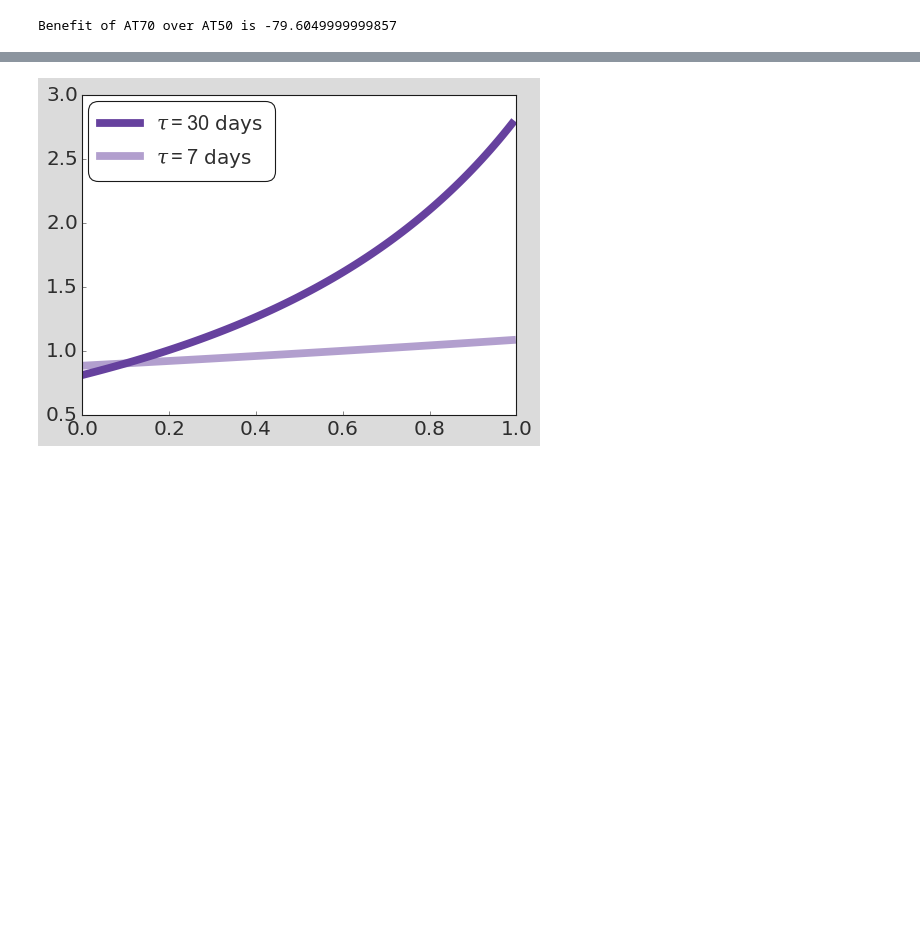
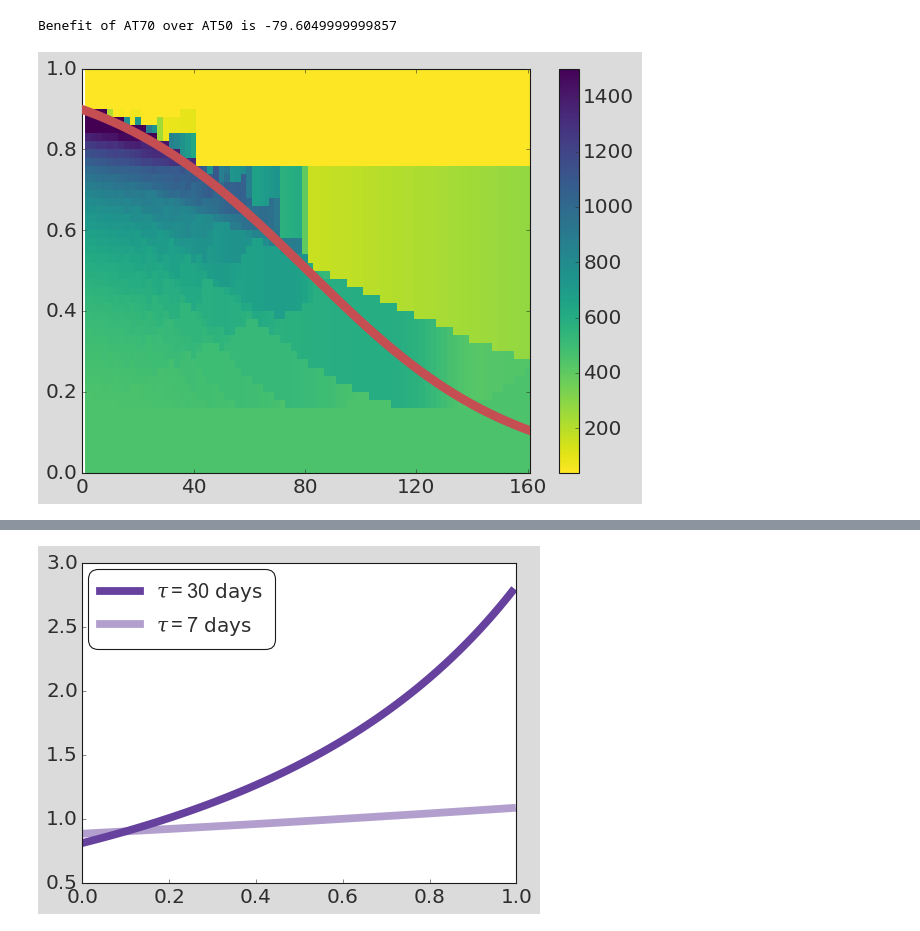
Before and after one commit to KCGallagher/AT_Model_Comparison, a Jupyter notebook: lotka_volterra/critical_threshold.ipynb, the cells around one changed output, grey strips where cells are left out. Drawn from its saved outputs; the diff is of its cells as text; code cells hidden in the pictures; blank space fills up the shorter version.

Commit message:
New lotka-volterra mesh plots

```diff
--- a/lotka_volterra/critical_threshold.ipynb
+++ b/lotka_volterra/critical_threshold.ipynb
@@ -33,6 +33,7 @@ plt.rcParams['font.size'] = '18'
 colors = {'Sensitive': '#4c9150', 'Resistant': '#a80303', 'CT':'#c28d32' , 'AT':'#143159' ,'DRL_Monthly':'#66419e'}
 
 odeParamDic = convert_ode_parameters(n0=0.75, rFrac=0.001, cost=0, turnover=0)
+odeParamDic['N0'] = odeParamDic['n0']
 # %%
 # Variation of threshold with critical interval
 
@@ -66,3 +67,41 @@ print("Benefit of AT70 over AT50 is "
       + str(model.CalcTtp(threshold=0.3) - model.CalcTtp(threshold=0.5)))
 # %% [output]
 Benefit of AT70 over AT50 is -79.6049999999857
+# %%
+def calc_ttp(params, n_crit, interval):
+    arg = n_crit/params['N0']
+    model = LotkaVolterraModel(dt=1); model.SetParams(**params)
+    model.Simulate_AT(atThreshold=arg, atMethod='Threshold',
+                    intervalLength=interval, t_end=1500, refSize = params['N0'])
+    model.resultsDf = model.resultsDf[model.resultsDf.TumourSize < 1.2 * params['N0']]
+    return model.resultsDf.Time.max()
+# %%
+from matplotlib.colors import BoundaryNorm, ListedColormap
+from matplotlib.ticker import MaxNLocator
+
+dx, dy = 2, 0.02
+
+crit_n_grid, tau_grid = np.mgrid[slice(0, 1.0 + dy, dy),
+                slice(1, 161 + dx, dx)]
+
+vectorized_calc_ttp = np.vectorize(calc_ttp)
+ttp_values = vectorized_calc_ttp(
+    params = odeParamDic, n_crit = crit_n_grid,
+    interval = tau_grid
+)
+
+ttp_values = ttp_values[:-1, :-1]
+fig, ax = plt.subplots()
+
+im = ax.pcolormesh(tau_grid, crit_n_grid, ttp_values,
+                   cmap=plt.get_cmap('viridis_r'), norm=None)
+fig.colorbar(im, ax=ax); #ax.set_title('TTP of Patient 25')
+
+ax.plot(tau_values, n_stars, linewidth = 8, zorder=5, color='r', label = 'Optimal\nThreshold');
+
+ax.set_xlim(0, np.max(tau_grid));
+ax.set_xticks(ax.get_xticks()[::2]);
+fig.tight_layout();
+plt.savefig("../figures/lotka_volterra_model_threshold.pdf"); plt.show()
+# %% [output]
+[figure, added]
```
Also changed, not shown: parts of 1 cell of this notebook, 2 other files.
